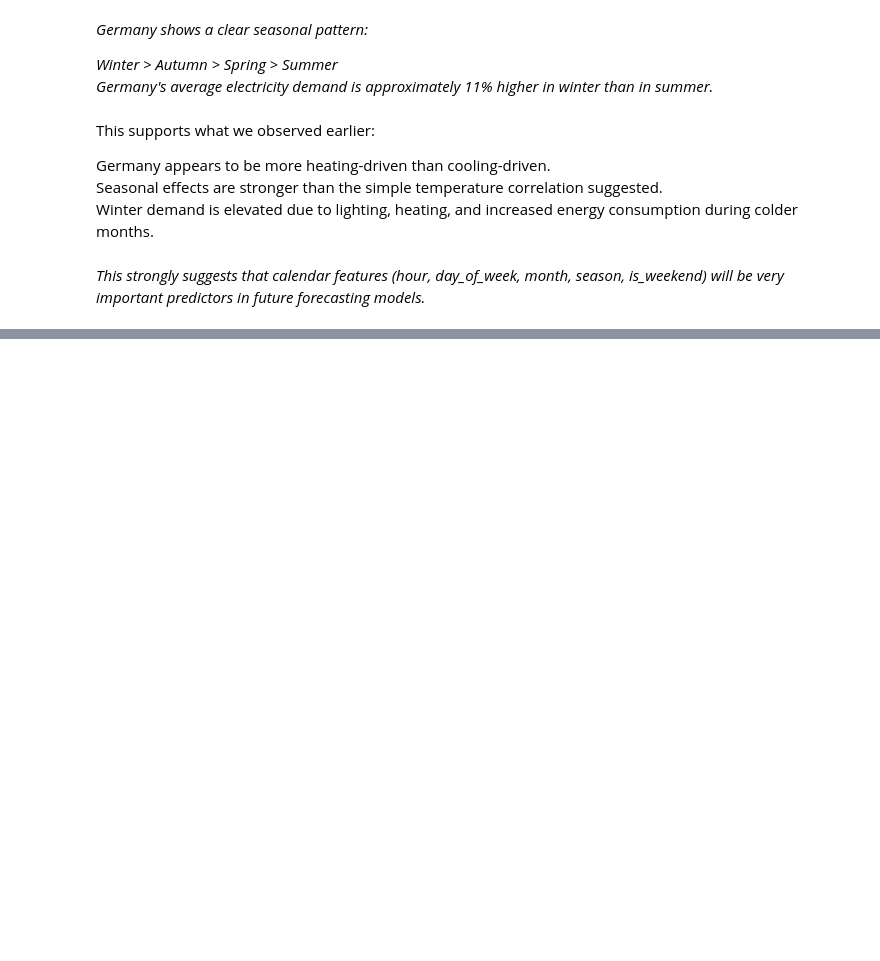
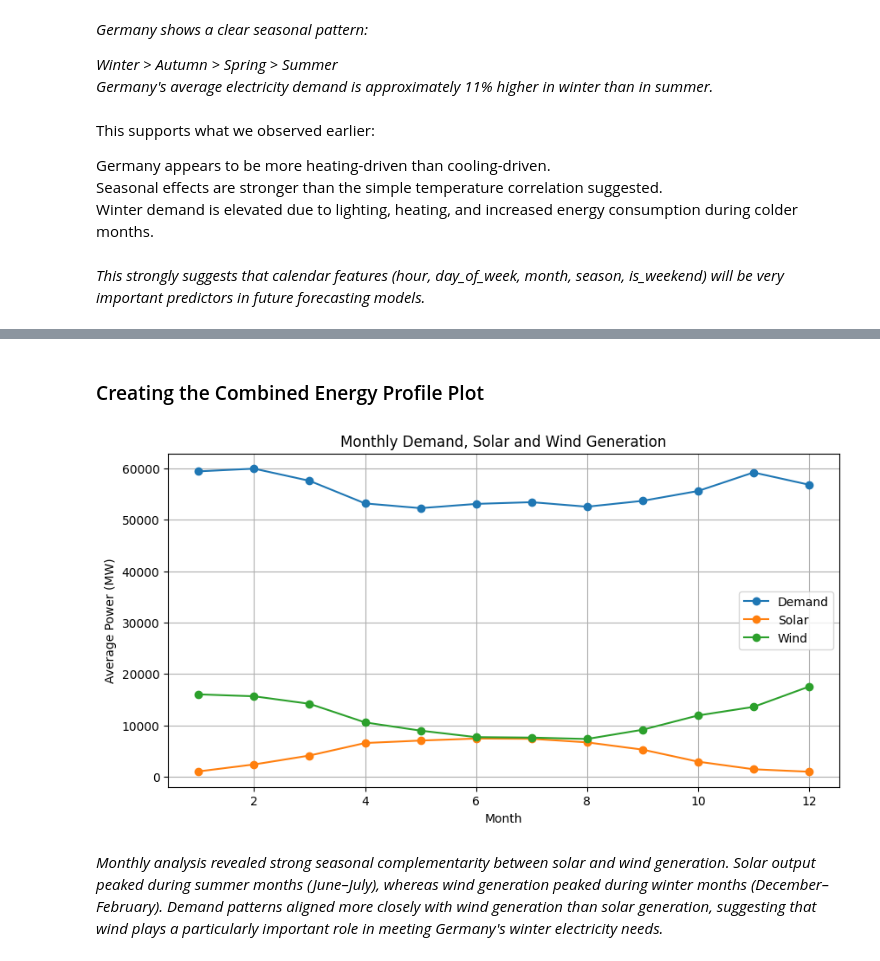
Before and after one commit to Kendivoen/energy-analytics-platform, a Jupyter notebook: notebooks/03_exploratory_data_analysis.ipynb, the cells around one changed output, grey strips where cells are left out. Cells and saved outputs as stored; diff of their text form; code cells hidden in the pictures; blank space fills up the shorter version.

```diff
--- a/notebooks/03_exploratory_data_analysis.ipynb
+++ b/notebooks/03_exploratory_data_analysis.ipynb
@@ -371,0 +561,10 @@ Winter demand is elevated due to lighting, heating, and increased energy consump
+# %%
+monthly_compare = eda_df.groupby('month')[
+    [
+        'DE_load_actual_entsoe_transparency',
+        'DE_solar_generation_actual',
+        'DE_wind_generation_actual'
+    ]
+].mean()
+
+monthly_compare
@@ -371,0 +586,39 @@ Winter demand is elevated due to lighting, heating, and increased energy consump
+# %% [markdown]
+### Creating the Combined Energy Profile Plot
+# %%
+import matplotlib.pyplot as plt
+
+plt.figure(figsize=(10,5))
+
+plt.plot(
+    monthly_compare.index,
+    monthly_compare['DE_load_actual_entsoe_transparency'],
+    marker='o',
+    label='Demand'
+)
+
+plt.plot(
+    monthly_compare.index,
+    monthly_compare['DE_solar_generation_actual'],
+    marker='o',
+    label='Solar'
+)
+
+plt.plot(
+    monthly_compare.index,
+    monthly_compare['DE_wind_generation_actual'],
+    marker='o',
+    label='Wind'
+)
+
+plt.title('Monthly Demand, Solar and Wind Generation')
+plt.xlabel('Month')
+plt.ylabel('Average Power (MW)')
+plt.legend()
+plt.grid(True)
+
+plt.show()
+# %% [output]
+[figure, added]
+# %% [markdown]
+*Monthly analysis revealed strong seasonal complementarity between solar and wind generation. Solar output peaked during summer months (June–July), whereas wind generation peaked during winter months (December–February). Demand patterns aligned more closely with wind generation than solar generation, suggesting that wind plays a particularly important role in meeting Germany's winter electricity needs.*
```
Also changed, not shown: parts of 20 cells of this notebook.
